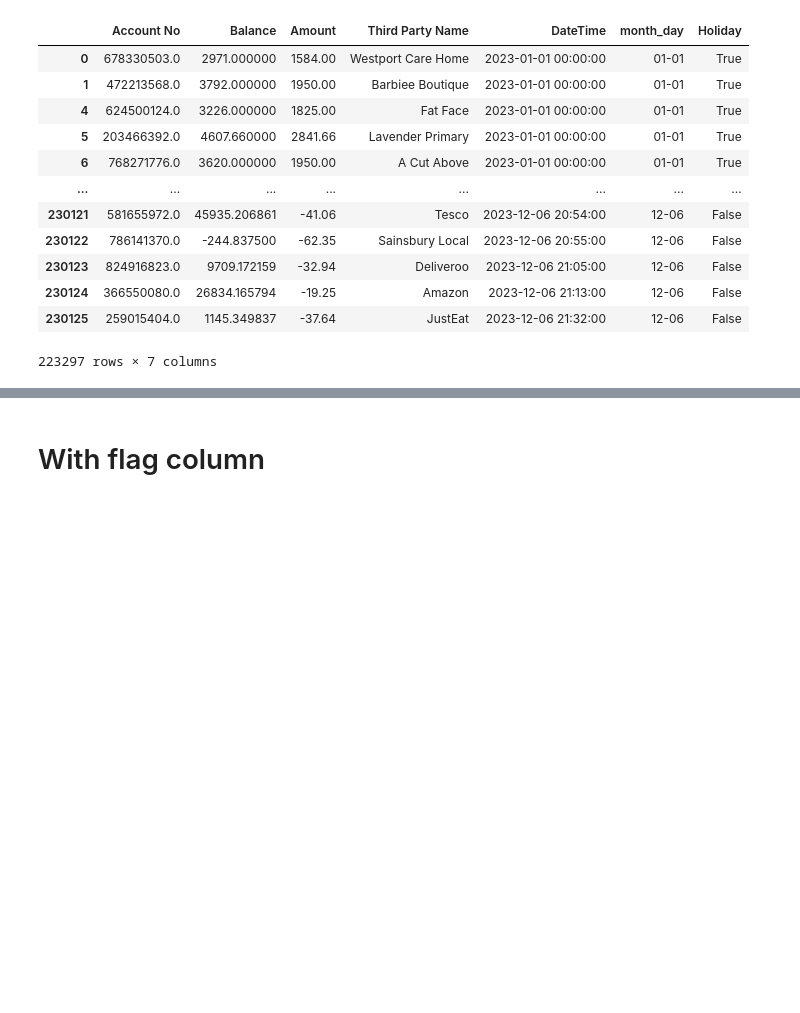
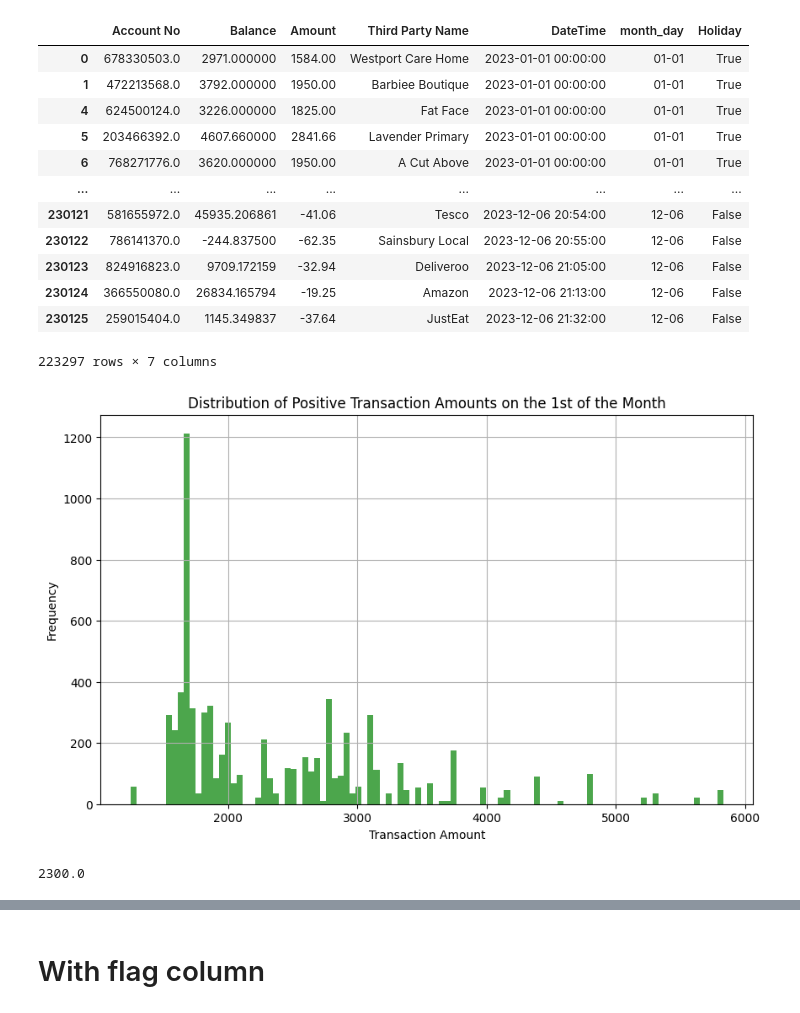
Before and after one commit to UoB-DSMP-2023-24/dsmp-2024-group-38, a Jupyter notebook: fruad_detection.ipynb, the cells around one changed output, grey strips where cells are left out. Saved outputs shown, nothing was run; the diff lists cells and outputs as text; code cells hidden in the pictures; blank space fills up the shorter version.

```diff
--- a/fruad_detection.ipynb
+++ b/fruad_detection.ipynb
@@ -206,3 +239,22 @@ data
 | 230124 | 366550080.0 | 26834.165794 | -19.25 | Amazon | 2023-12-06 21:13:00 | 12-06 | False |
 | 230125 | 259015404.0 | 1145.349837 | -37.64 | JustEat | 2023-12-06 21:32:00 | 12-06 | False |
 223297 rows × 7 columns
+# %%
+# filter to consider only positive transaction amounts on the 1st as it potential to be salary
+positive_transactions_on_first = data[data['Amount'] > 0]
+
+# plot the distribution of positive transaction amounts on the 1st
+plt.figure(figsize=(10, 6))
+plt.hist(positive_transactions_on_first['Amount'], bins=100, color='green', alpha=0.7)
+plt.title('Distribution of Positive Transaction Amounts on the 1st of the Month')
+plt.xlabel('Transaction Amount')
+plt.ylabel('Frequency')
+plt.grid(True)
+plt.show()
+
+# calculate the 58th percentile of positive transaction amounts on the 1st as a potential threshold for salary identification
+positive_threshold = positive_transactions_on_first['Amount'].quantile(0.58) # from graph of Don said 28,400 is med of income so i devined it into 12
+positive_threshold
+# %% [output]
+[figure, added]
+2300.0
```
Also changed, not shown: parts of 88 cells of this notebook, 1 other file.
